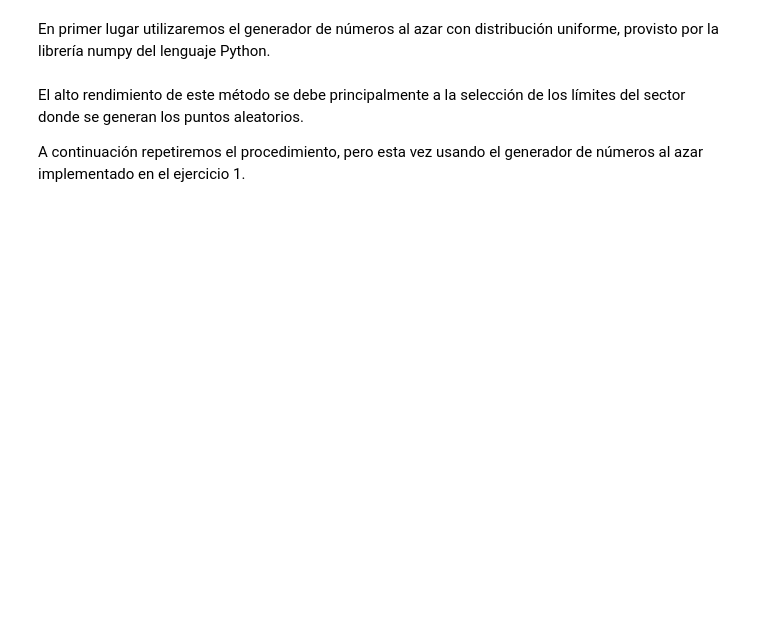
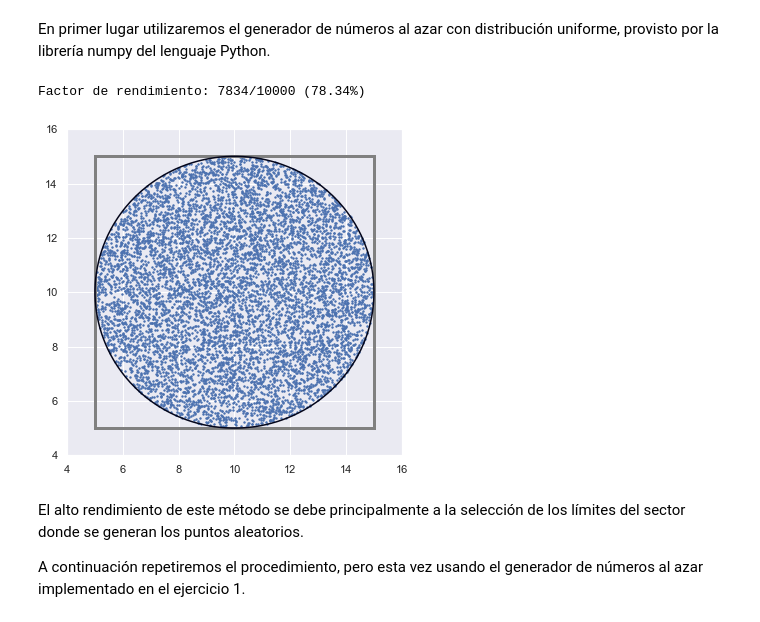
Before and after one commit to brunograssano/Simulacion-fiuba, a Jupyter notebook: TP_1_2022.ipynb, the cells around one changed output. Saved outputs shown, nothing was run; the diff lists cells and outputs as text; code cells hidden in the pictures; blank space fills up the shorter version.

```diff
--- a/TP_1_2022.ipynb
+++ b/TP_1_2022.ipynb
@@ -229,29 +248,33 @@ def get_results(n_iter):
     factor_de_rendimiento(len(X), n_iter)
     return X, Y
 # %%
-plt.figure(1)
-plt.figure(figsize=(13, 13))
+def plot_circle_np():
+    plt.figure(figsize=(6, 6))
 
-x = np.linspace(0, 20, 100)
-y = np.linspace(0, 20, 100)
-X, Y = np.meshgrid(x,y)
-F = (X-10)**2 + (Y-10)**2 - 25
-plt.contour(X,Y,F,[0])
+    x = np.linspace(0, 20, 100)
+    y = np.linspace(0, 20, 100)
+    X, Y = np.meshgrid(x,y)
+    F = (X-10)**2 + (Y-10)**2 - 25
+    plt.contour(X,Y,F,[0])
 
-plt.figure(2)
-X, Y = get_results(N_ITERACION)
-plt.scatter(X, Y, s=10)
-plt.grid('on')
-plt.ylim( (0, 20) )
-plt.xlim( (0, 20) )
+    X, Y = get_results(N_ITERACION)
+    plt.scatter(X, Y, s=2)
+    plt.grid('on')
+    plt.ylim( (4, 16) )
+    plt.xlim( (4, 16) )
 
-left, bottom, width, height = (5, 5, 10, 10)
-rect=mpatches.Rectangle((left,bottom),width,height,
-                        fill=False,
-                        color="grey",
-                       linewidth=3)
-plt.gca().add_patch(rect)
-plt.show()
+    left, bottom, width, height = (5, 5, 10, 10)
+    rect=mpatches.Rectangle((left,bottom),width,height,
+                            fill=False,
+                            color="grey",
+                           linewidth=3)
+    plt.gca().add_patch(rect)
+    plt.show()
+# %%
+plot_circle_np()
+# %% [output]
+Factor de rendimiento: 7834/10000 (78.34%)
+[figure, added]
 # %% [markdown]
 El alto rendimiento de este método se debe principalmente a la selección de los límites del sector donde se generan los puntos aleatorios.
 
```
Also changed, not shown: parts of 89 cells of this notebook, 10 other files.
